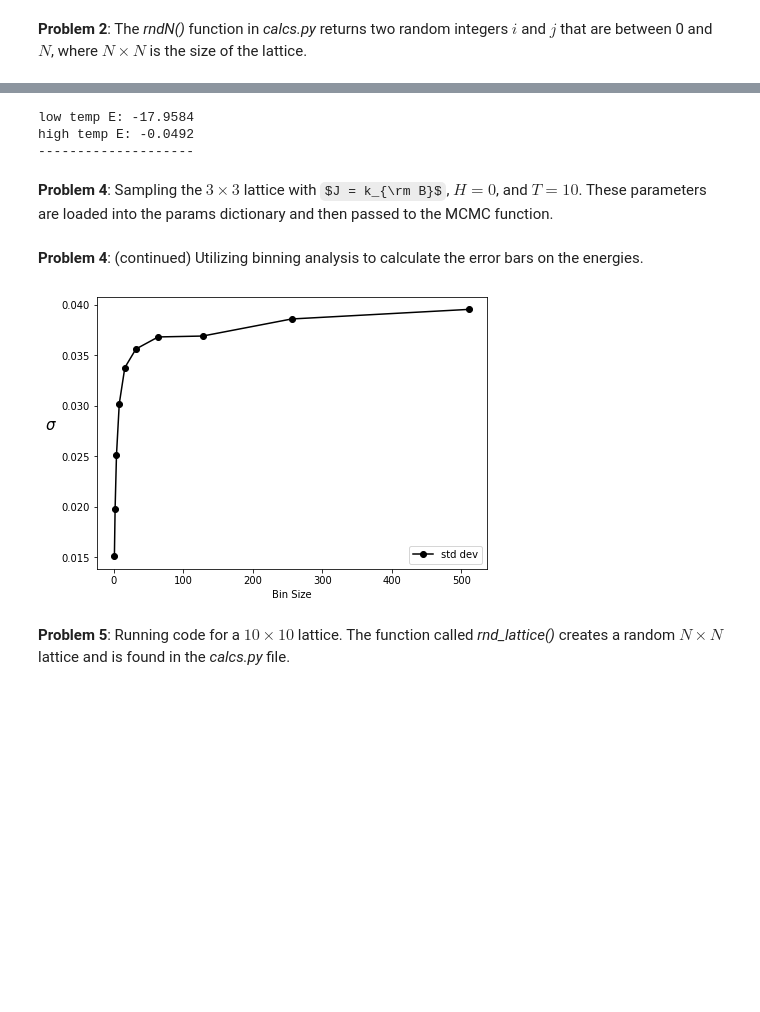
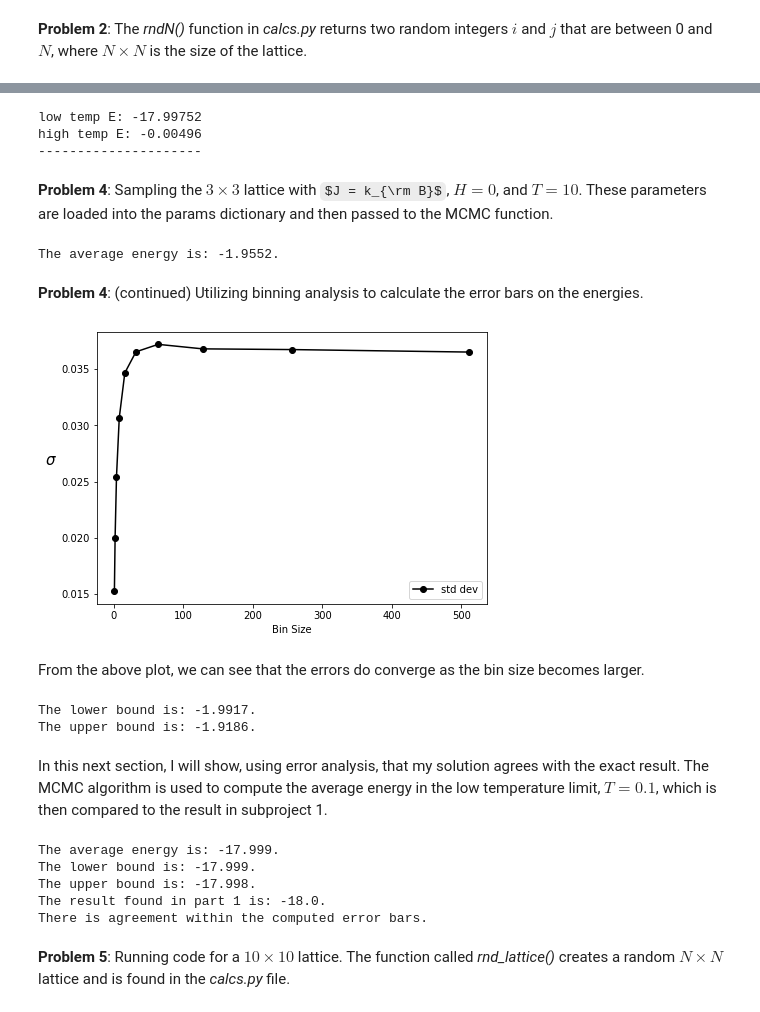
Before and after one commit to ajdominic/statmech, a Jupyter notebook: ajd_ising.ipynb, the cells around one changed output, grey strips where cells are left out. Saved outputs shown, nothing was run; the diff lists cells and outputs as text; code cells hidden in the pictures; some formulas as TeX source; blank space fills up the shorter version.

Commit message:
completed subproject 3

```diff
--- a/ajd_ising.ipynb
+++ b/ajd_ising.ipynb
@@ -104,16 +113,16 @@ Ts = [0.1, 1000]
 words = ["low temp E:", "high temp E:"]
 for k in range(2):
     params = {"dim":3, "kb":1.0, "Temperature":Ts[k],
-              "J":1.0, "H":0.0, "n_iter":10000,
+              "J":1.0, "H":0.0, "n_iter":100000,
               "matrix":False}
     E, M = c.MCMC(params)
     avg_E = np.sum(E) / E.shape[0]
     print(words[k], avg_E)
-print("--------------------")
+print("---------------------")
 # %% [output]
-low temp E: -17.9584
-high temp E: -0.0492
---------------------
+low temp E: -17.99752
+high temp E: -0.00496
+---------------------
 # %% [markdown]
 <b>Problem 4</b>: Sampling the $3 \times 3$ lattice with $J = k_{\rm B}$, $H=0$, and $T=10$. These parameters are loaded into the params dictionary and then passed to the MCMC function.
 # %%
@@ -123,7 +132,9 @@ params_four = {"dim":3, "kb":1.0, "Temperature":10,
 E_four, M_four = c.MCMC(params_four)
 avg_E_four = np.sum(E_four) / E_four.shape[0]
 avg_M_four = np.sum(M_four) / M_four.shape[0]
-#print("----------")
+print("The average energy is: " + str(avg_E_four)[0:7] + ".")
+# %% [output]
+The average energy is: -1.9552.
 # %% [markdown]
 <b>Problem 4</b>: (continued) Utilizing binning analysis to calculate the error bars on the energies.
 # %%
@@ -138,9 +149,56 @@ for i in range(10):
     binSize[i] = L
 # %%
 # binning analysis plot
-c.pltBins(binSize, stddevs, "std.pdf")
+c.pltBins(binSize, stddevs, "std_final.pdf")
 # %% [output]
-[figure, old version]
+[figure, new version]
+# %% [markdown]
+From the above plot, we can see that the errors do converge as the bin size becomes larger.
+# %%
+# estimate for error as well as upper and lower bounds of error
+er_est = stddevs[-1]
+lb = avg_E_four - er_est
+ub = avg_E_four + er_est
+print("The lower bound is: " + str(lb)[0:7] + ".")
+print("The upper bound is: " + str(ub)[0:7] + ".")
+# %% [output]
+The lower bound is: -1.9917.
+The upper bound is: -1.9186.
+# %% [markdown]
+In this next section, I will show, using error analysis, that my solution agrees with the exact result. The MCMC algorithm is used to compute the average energy in the low temperature limit, $T=0.1$, which is then compared to the result in subproject 1.
+# %%
+params_chk = {"dim":3, "kb":1.0, "Temperature":0.1,
+               "J":1.0, "H":0.0, "n_iter":100000,
+               "matrix":False}
+E_chk, M_chk = c.MCMC(params_chk)
+avg_E_chk = np.sum(E_chk) / E_chk.shape[0]
+avg_M_chk = np.sum(M_chk) / M_chk.shape[0]
+print("The average energy is: " + str(avg_E_chk)[0:7] + ".")
+
+val = E_chk
+N = E_chk.shape[0]
+stddevs = np.zeros((10,))
+binSize = 1.0 * stddevs
+for i in range(10):
+    L = 2**i
+    nbin = N//2**i
+    stddevs[i] = c.binning(val, L) / (nbin)**0.5
+    binSize[i] = L
+
+er_est = stddevs[-1]
+lb = avg_E_chk - er_est
+ub = avg_E_chk + er_est
+print("The lower bound is: " + str(lb)[0:7] + ".")
+print("The upper bound is: " + str(ub)[0:7] + ".")
+print("The result found in part 1 is: " + str(avg_lo)[0:9] + ".")
+if (np.isclose(ub, avg_lo) or np.isclose(lb, avg_lo)):
+    print("There is agreement within the computed error bars.")
+# %% [output]
+The average energy is: -17.999.
+The lower bound is: -17.999.
+The upper bound is: -17.998.
+The result found in part 1 is: -18.0.
+There is agreement within the computed error bars.
 # %% [markdown]
 <b>Problem 5</b>: Running code for a $10 \times 10$ lattice. The function called <i>rnd_lattice()</i> creates a random $N \times N$ lattice and is found in the <i>calcs.py</i> file.
 # %%
```
Also changed, not shown: parts of 16 cells of this notebook.
